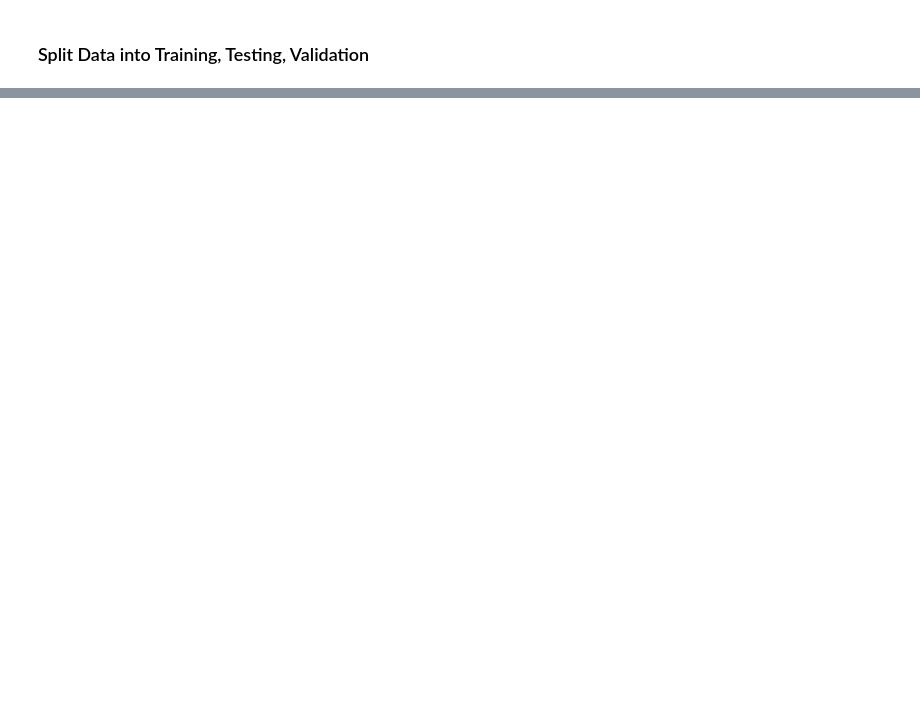
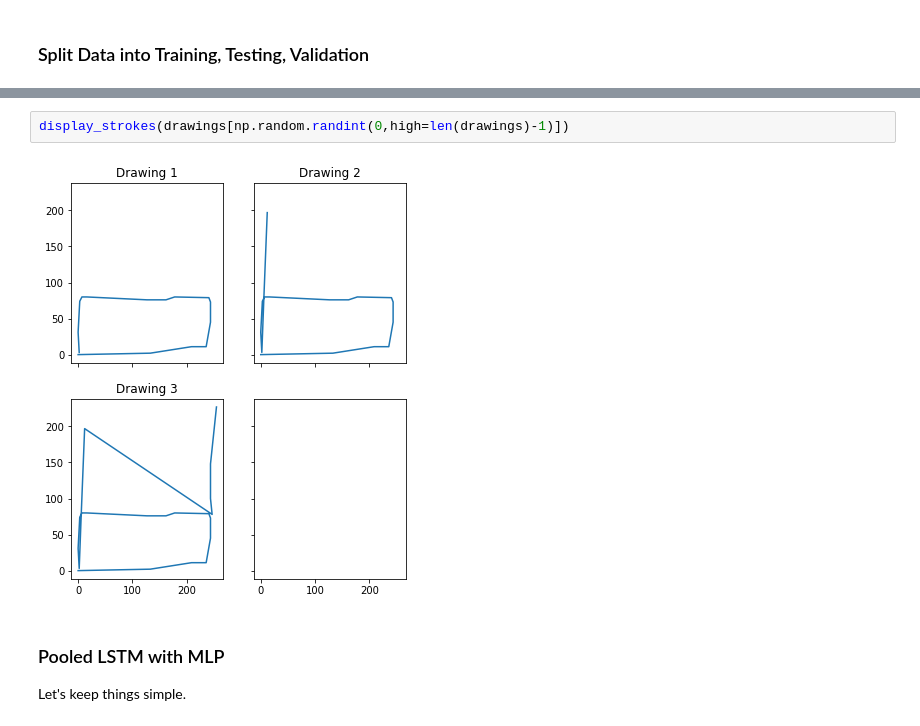
Before and after one commit to rmsander/quickdraw-pragmatics, a Jupyter notebook: python/explore_data.ipynb, the cells around one changed output, grey strips where cells are left out. Drawn from its saved outputs; the diff is of its cells as text; blank space fills up the shorter version.

```diff
--- a/python/explore_data.ipynb
+++ b/python/explore_data.ipynb
@@ -140,0 +358,7 @@ print(.shape)
+# %%
+display_strokes(drawings[np.random.randint(0,high=len(drawings)-1)])
+# %% [output]
+[figure, added]
+# %% [markdown]
+### Pooled LSTM with MLP
+Let's keep things simple.
```
Also changed, not shown: parts of 24 cells of this notebook, 1 other file.
